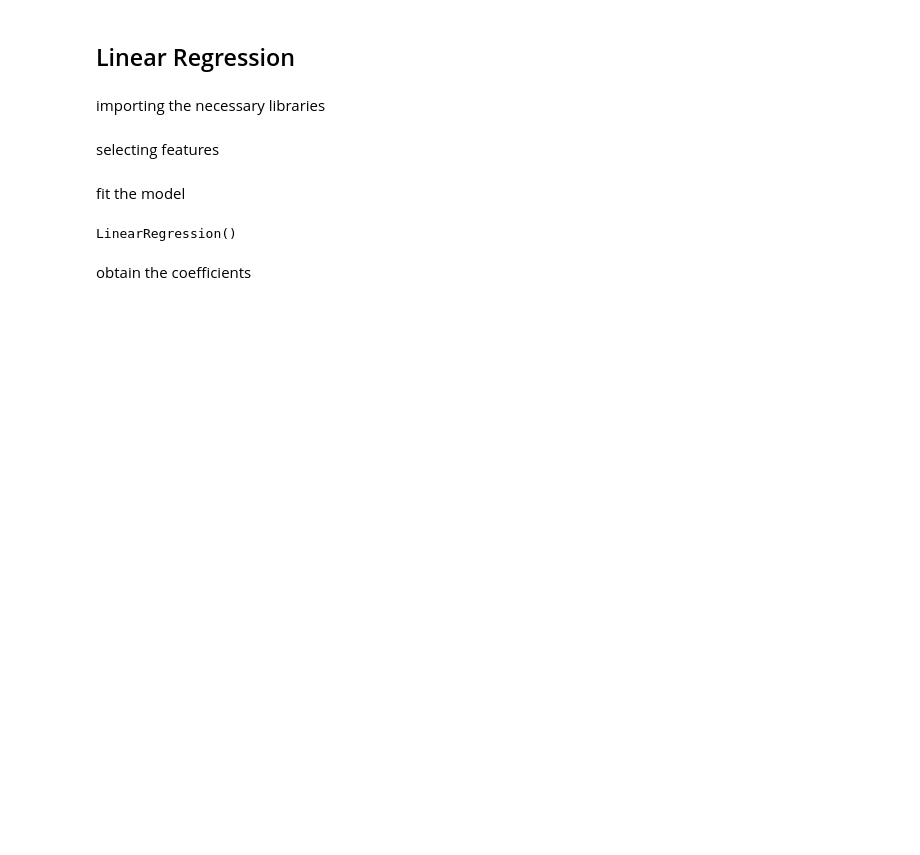
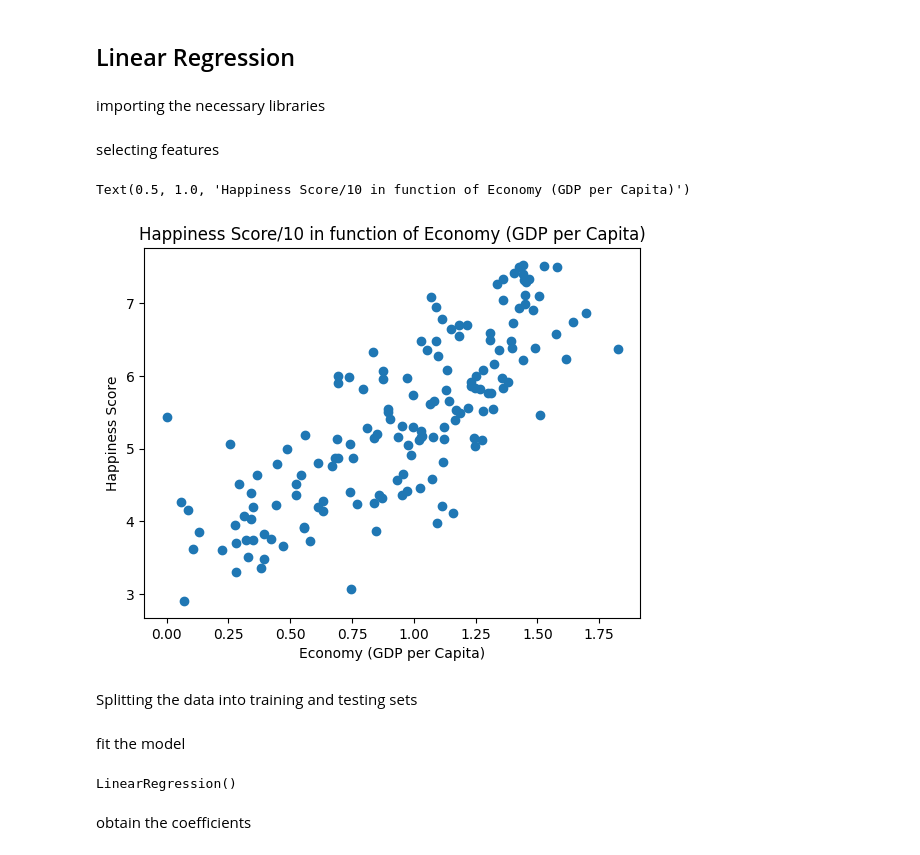
Before and after one commit to Hormone4/World-Happiness-Machine-Learning, a Jupyter notebook: main.ipynb, the cells around one changed output. Drawn from its saved outputs; the diff is of its cells as text; code cells hidden in the pictures; blank space fills up the shorter version.

```diff
--- a/main.ipynb
+++ b/main.ipynb
@@ -276,12 +276,19 @@ from sklearn.linear_model import LinearRegression
 selecting features
 # %%
 # selecting features
-independant_var = "Economy (GDP per Capita)"
-dependant_var = "Happiness Score"
+independent_var = "Economy (GDP per Capita)"
+dependent_var = "Happiness Score"
 
-X = D[independant_var].values
-Y = D[dependant_var].values
+X = D[independent_var].values
+Y = D[dependent_var].values
 
-X_train, X_test, Y_train, Y_test = train_test_split(X, Y, test_size=0.2, random_state=42)
-# random_state is the seed used by the random number generator
-# the bigger it is, the more random the split will be
+# plotting the data
+plt.pyplot.scatter(X, Y)
+plt.pyplot.ylabel(dependent_var)
+plt.pyplot.xlabel(independent_var)
+plt.pyplot.title(dependent_var + "/10 in function of " + independent_var)
+# %% [output]
+Text(0.5, 1.0, 'Happiness Score/10 in function of Economy (GDP per Capita)')
+[figure, added]
+# %% [markdown]
+Splitting the data into training and testing sets
```
Also changed, not shown: parts of 49 cells of this notebook, 2 other files.
